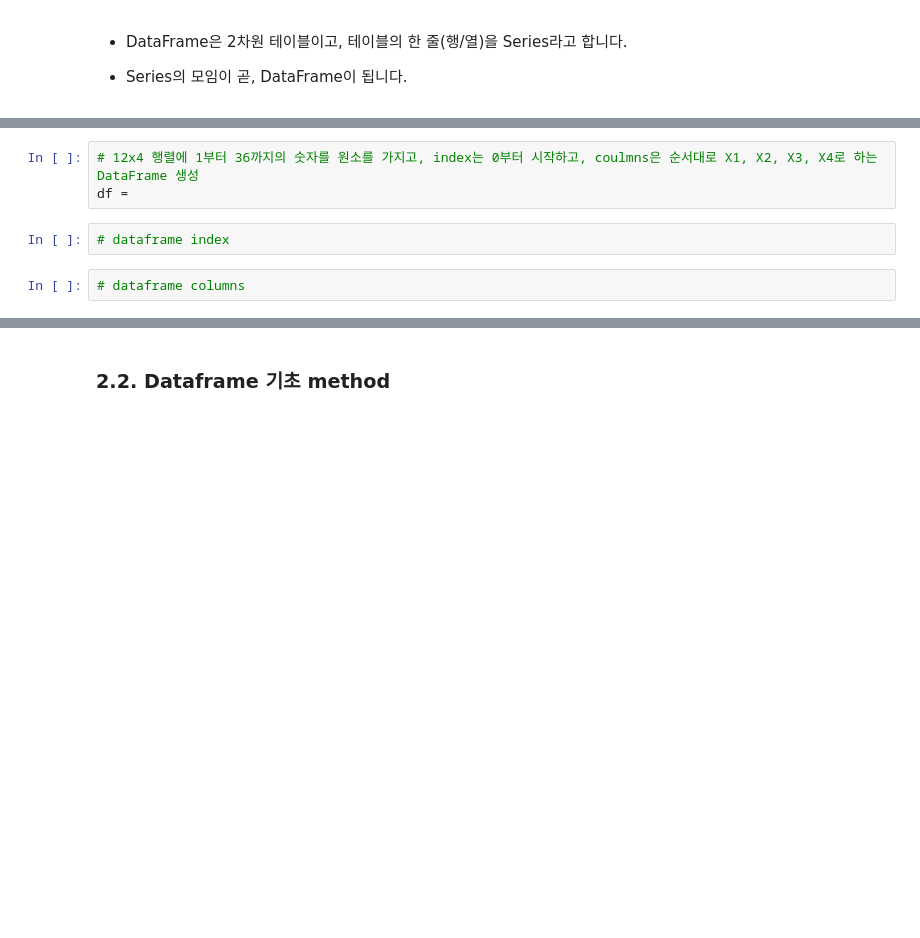
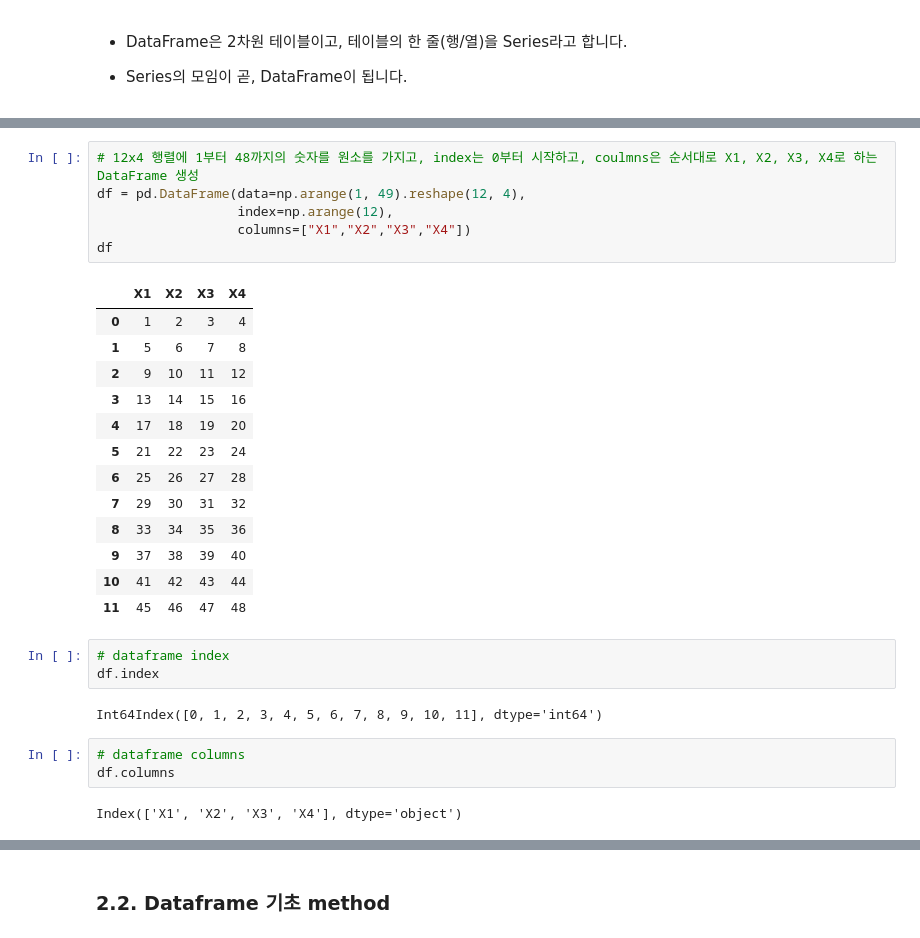
Before and after one commit to y001003/yeardream, a Jupyter notebook: python_basic/실습/Chapter.02 데이터 분석 라이브러리-06. Pandas method (실습).ipynb, the cells around one changed output, grey strips where cells are left out. Drawn from its saved outputs; the diff is of its cells as text; blank space fills up the shorter version.

```diff
--- a/python_basic/실습/Chapter.02 데이터 분석 라이브러리-06. Pandas method (실습).ipynb
+++ b/python_basic/실습/Chapter.02 데이터 분석 라이브러리-06. Pandas method (실습).ipynb
@@ -14,9 +25,32 @@
 # %%
-# 12x4 행렬에 1부터 36까지의 숫자를 원소를 가지고, index는 0부터 시작하고, coulmns은 순서대로 X1, X2, X3, X4로 하는 DataFrame 생성
-df =
+# 12x4 행렬에 1부터 48까지의 숫자를 원소를 가지고, index는 0부터 시작하고, coulmns은 순서대로 X1, X2, X3, X4로 하는 DataFrame 생성
+df = pd.DataFrame(data=np.arange(1, 49).reshape(12, 4),
+                  index=np.arange(12),
+                  columns=["X1","X2","X3","X4"])
+df
+# %% [output]
+|  | X1 | X2 | X3 | X4 |
+| 0 | 1 | 2 | 3 | 4 |
+| 1 | 5 | 6 | 7 | 8 |
+| 2 | 9 | 10 | 11 | 12 |
+| 3 | 13 | 14 | 15 | 16 |
+| 4 | 17 | 18 | 19 | 20 |
+| 5 | 21 | 22 | 23 | 24 |
+| 6 | 25 | 26 | 27 | 28 |
+| 7 | 29 | 30 | 31 | 32 |
+| 8 | 33 | 34 | 35 | 36 |
+| 9 | 37 | 38 | 39 | 40 |
+| 10 | 41 | 42 | 43 | 44 |
+| 11 | 45 | 46 | 47 | 48 |
 # %%
 # dataframe index
+df.index
+# %% [output]
+Int64Index([0, 1, 2, 3, 4, 5, 6, 7, 8, 9, 10, 11], dtype='int64')
 # %%
 # dataframe columns
+df.columns
+# %% [output]
+Index(['X1', 'X2', 'X3', 'X4'], dtype='object')
 # %%
 # dataframe values
```
Also changed, not shown: parts of 35 cells of this notebook.
